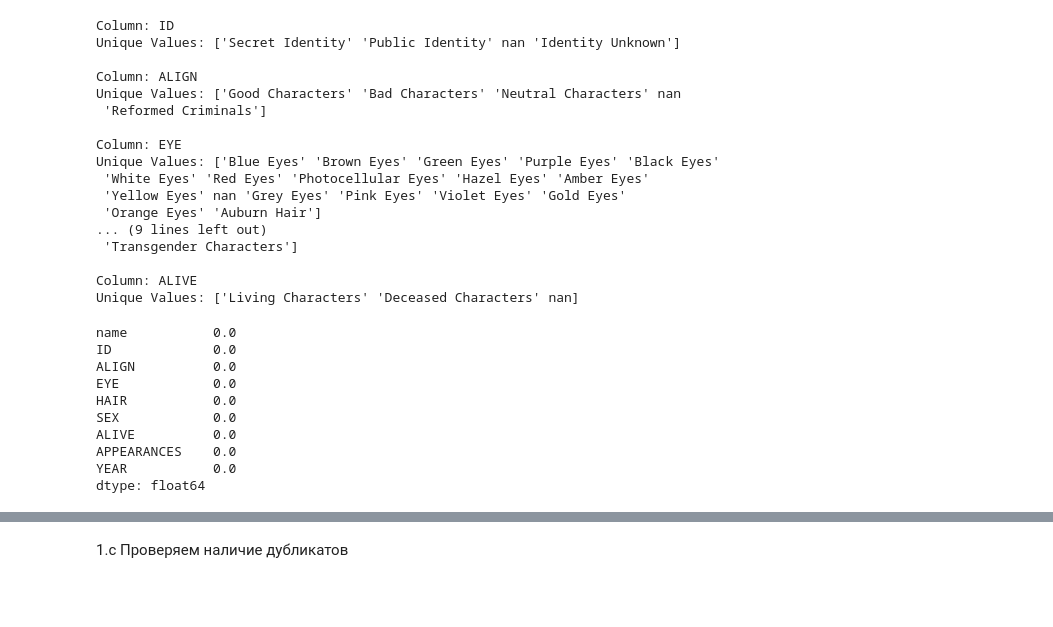
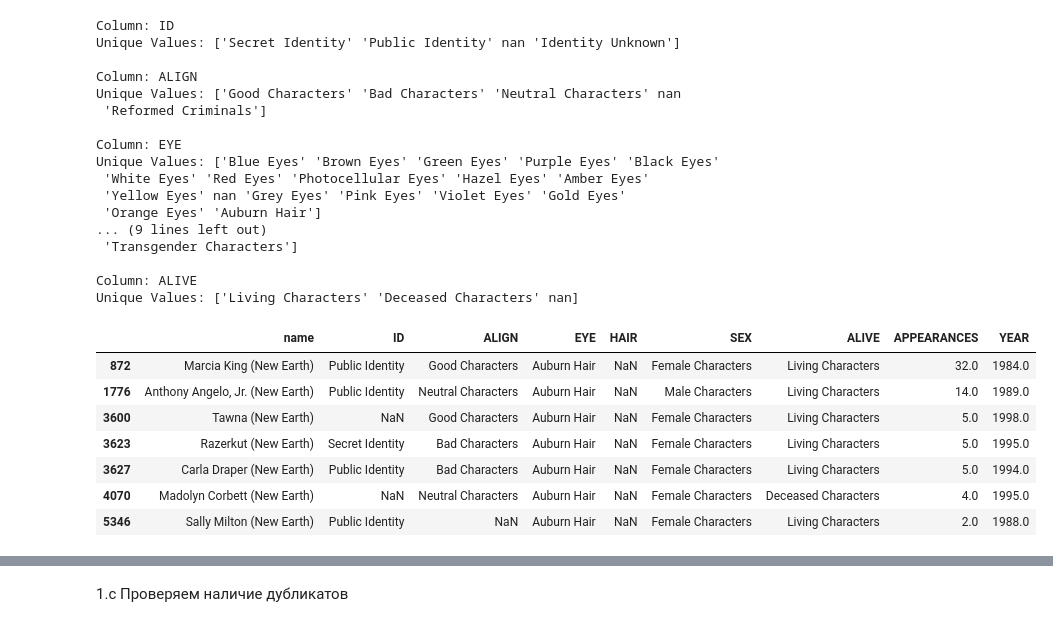
Before and after one commit to elvisandsivle/sf_data_science, a Jupyter notebook: SkillFactory/Продвинутые методы/task 2.ipynb, the cells around one changed output, grey strips where cells are left out. Drawn from its saved outputs; the diff is of its cells as text; code cells hidden in the pictures; blank space fills up the shorter version.

```diff
--- a/SkillFactory/Продвинутые методы/task 2.ipynb
+++ b/SkillFactory/Продвинутые методы/task 2.ipynb
@@ -130,29 +140,17 @@ Unique Values: ['Blue Eyes' 'Brown Eyes' 'Green Eyes' 'Purple Eyes' 'Black Eyes'
 
 Column: ALIVE
 Unique Values: ['Living Characters' 'Deceased Characters' nan]
-# %%
-# Заменим пропуски на 'Unknown' для удобства дальнейшей работы
-
-for column in cols_null_for_cat:
-    dc[column].fillna('Unknown', inplace=True)
-
-# Заметим, что в столбце ID есть строки 'Identity Unknown', заменим их
-dc['ID'] = dc['ID'].replace('Identity Unknown', 'Unknown')
-
-# Удалим строки содержащие пропуски в столбцах 'APPEARANCES' и 'YEAR',
-# Наличие информации в этих столбцах необходимо
-dc.dropna(subset=['APPEARANCES', 'YEAR'], inplace=True)
-
-#выводим результирующую долю пропусков
-display(dc.isnull().mean())
-# %% [output]
-name           0.0
-ID             0.0
-ALIGN          0.0
-EYE            0.0
-HAIR           0.0
-SEX            0.0
-ALIVE          0.0
-APPEARANCES    0.0
-YEAR           0.0
-dtype: float64
+# %%
+# Посмотрим на строки, где произошла ошибка со значениями
+dc.loc[dc['EYE'] == 'Auburn Hair']
+
+# Действительно произошла ошибка, в столбце 'HAIR' данные отсутствуют
+# %% [output]
+|  | name | ID | ALIGN | EYE | HAIR | SEX | ALIVE | APPEARANCES | YEAR |
+| 872 | Marcia King (New Earth) | Public Identity | Good Characters | Auburn Hair | NaN | Female Characters | Living Characters | 32.0 | 1984.0 |
+| 1776 | Anthony Angelo, Jr. (New Earth) | Public Identity | Neutral Characters | Auburn Hair | NaN | Male Characters | Living Characters | 14.0 | 1989.0 |
+| 3600 | Tawna (New Earth) | NaN | Good Characters | Auburn Hair | NaN | Female Characters | Living Characters | 5.0 | 1998.0 |
+| 3623 | Razerkut (New Earth) | Secret Identity | Bad Characters | Auburn Hair | NaN | Female Characters | Living Characters | 5.0 | 1995.0 |
+| 3627 | Carla Draper (New Earth) | Public Identity | Bad Characters | Auburn Hair | NaN | Female Characters | Living Characters | 5.0 | 1994.0 |
+| 4070 | Madolyn Corbett (New Earth) | NaN | Neutral Characters | Auburn Hair | NaN | Female Characters | Deceased Characters | 4.0 | 1995.0 |
+| 5346 | Sally Milton (New Earth) | Public Identity | NaN | Auburn Hair | NaN | Female Characters | Living Characters | 2.0 | 1988.0 |
```
Also changed, not shown: parts of 29 cells of this notebook.
